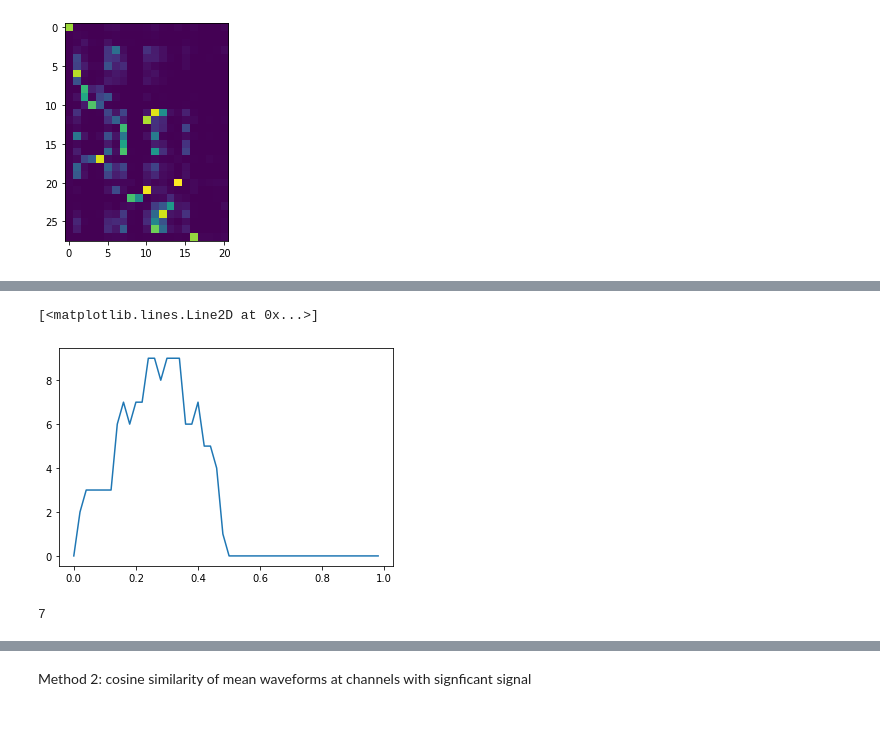
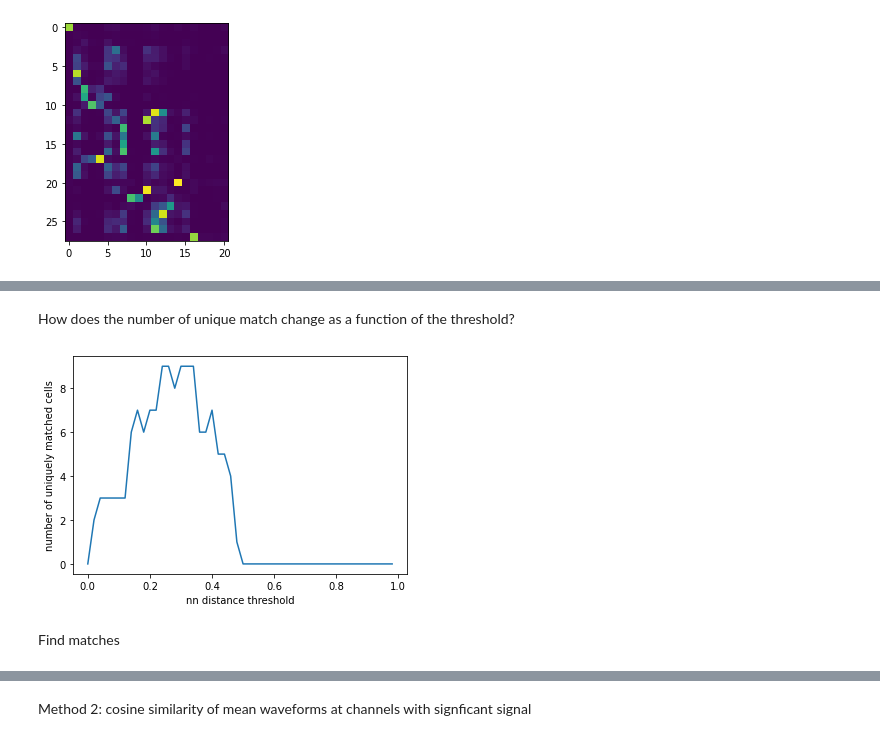
Before and after one commit to khl02007/cellmat, a Jupyter notebook: examples/stability_analysis.ipynb, the cells around one changed output, grey strips where cells are left out. Saved outputs shown, nothing was run; the diff lists cells and outputs as text; code cells hidden in the pictures.

```diff
--- a/examples/stability_analysis.ipynb
+++ b/examples/stability_analysis.ipynb
@@ -237,14 +261,16 @@ def count_unique_ones(matrix):
+# %% [markdown]
+How does the number of unique match change as a function of the threshold?
 # %%
 t = np.arange(0,1,0.02)
 k = []
 for i in t:
     k.append(count_unique_ones(nn_distance>i))
 
-plt.plot(t,k)
+fig, ax = plt.subplots()
+ax.plot(t,k)
+ax.set_xlabel('nn distance threshold');
+ax.set_ylabel('number of uniquely matched cells');
 # %% [output]
-[<matplotlib.lines.Line2D at 0x...>]
-[figure, old version]
+[figure, new version]
-# %%
-count_unique_ones(nn_distance>nn_distance_threshold)
-# %% [output]
-7
+# %% [markdown]
+Find matches
```
Also changed, not shown: parts of 12 cells of this notebook, 1 other file.
